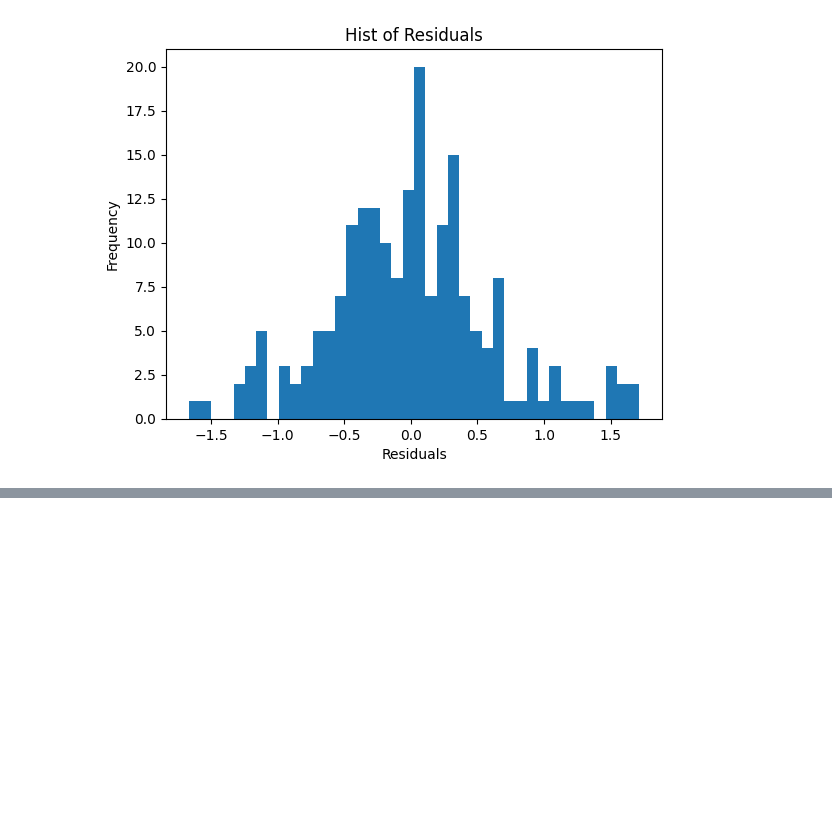
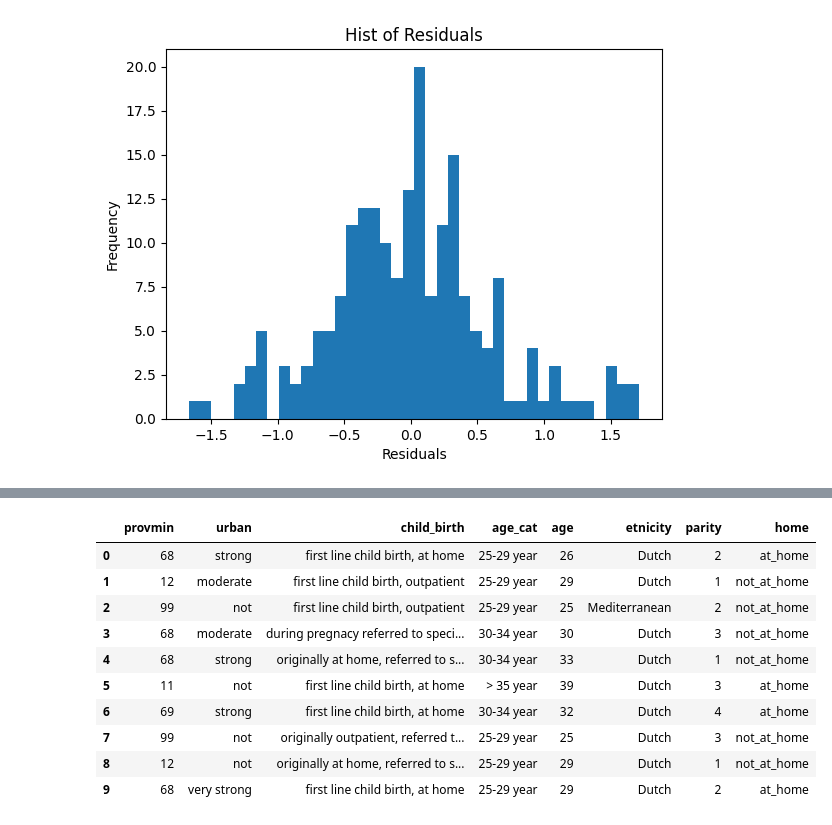
Before and after one commit to mard4/data-science, a Jupyter notebook: assignment-data-mining/assignment.ipynb, the cells around one changed output, grey strips where cells are left out. Drawn from its saved outputs; the diff is of its cells as text; code cells hidden in the pictures; blank space fills up the shorter version.

```diff
--- a/assignment-data-mining/assignment.ipynb
+++ b/assignment-data-mining/assignment.ipynb
@@ -235,0 +199,17 @@ plt.show()
+# %%
+births = pd.read_csv('births-1.csv')
+births['home'] = births['child_birth'].apply(lambda x: 'at_home' if 'first line' in x and 'at home' in x else 'not_at_home')
+
+births.head(10)
+# %% [output]
+|  | provmin | urban | child_birth | age_cat | age | etnicity | parity | home |
+| 0 | 68 | strong | first line child birth, at home | 25-29 year | 26 | Dutch | 2 | at_home |
+| 1 | 12 | moderate | first line child birth, outpatient | 25-29 year | 29 | Dutch | 1 | not_at_home |
+| 2 | 99 | not | first line child birth, outpatient | 25-29 year | 25 | Mediterranean | 2 | not_at_home |
+| 3 | 68 | moderate | during pregnacy referred to speci... | 30-34 year | 30 | Dutch | 3 | not_at_home |
+| 4 | 68 | strong | originally at home, referred to s... | 30-34 year | 33 | Dutch | 1 | not_at_home |
+| 5 | 11 | not | first line child birth, at home | > 35 year | 39 | Dutch | 3 | at_home |
+| 6 | 69 | strong | first line child birth, at home | 30-34 year | 32 | Dutch | 4 | at_home |
+| 7 | 99 | not | originally outpatient, referred t... | 25-29 year | 25 | Dutch | 3 | not_at_home |
+| 8 | 12 | not | originally at home, referred to s... | 25-29 year | 29 | Dutch | 1 | not_at_home |
+| 9 | 68 | very strong | first line child birth, at home | 25-29 year | 29 | Dutch | 2 | at_home |
```
Also changed, not shown: parts of 16 cells of this notebook.
